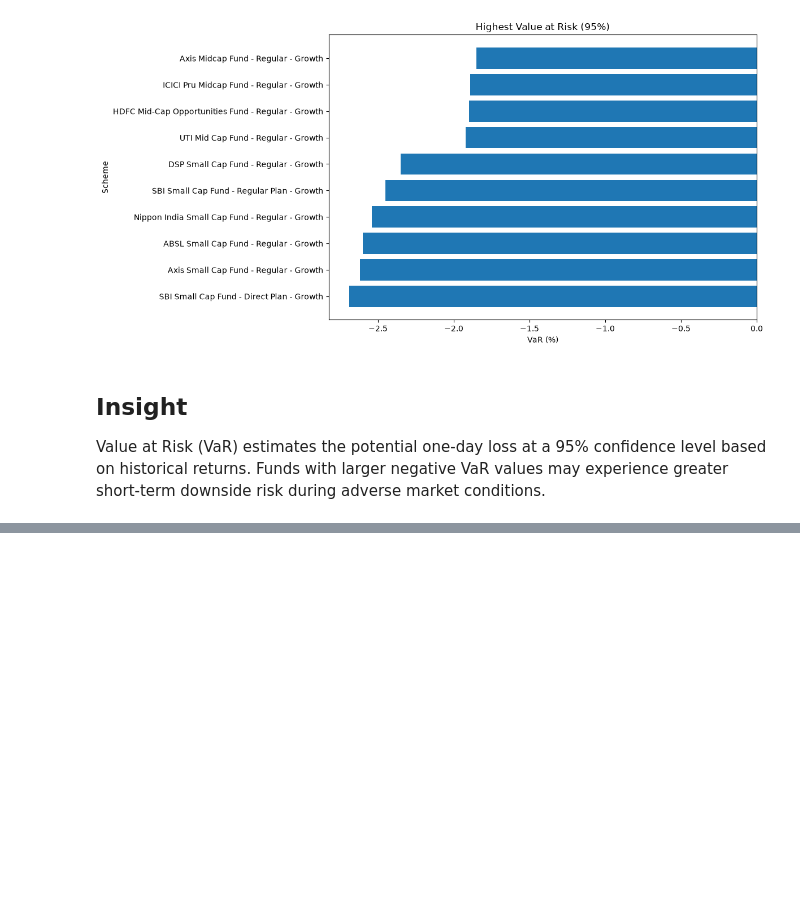
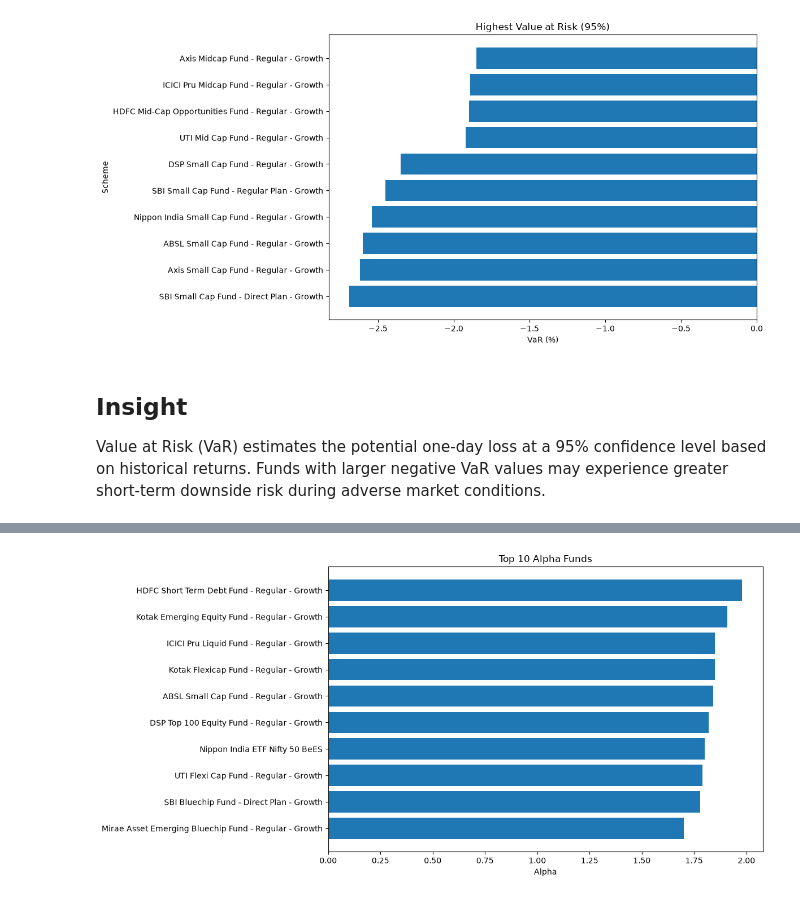
Before and after one commit to SathvikaGNaik/mutual-fund-analytics, a Jupyter notebook: notebooks/04_performance_analytics.ipynb, the cells around one changed output, grey strips where cells are left out. Saved outputs shown, nothing was run; the diff lists cells and outputs as text; code cells hidden in the pictures; blank space fills up the shorter version.

```diff
--- a/notebooks/04_performance_analytics.ipynb
+++ b/notebooks/04_performance_analytics.ipynb
@@ -584,0 +629,25 @@ These metrics together offer a comprehensive assessment of mutual fund performan
+# %%
+plt.figure(figsize=(12,6))
+
+top_alpha = (
+    performance
+    .sort_values("alpha", ascending=False)
+    .head(10)
+)
+
+plt.barh(
+    top_alpha["scheme_name"],
+    top_alpha["alpha"]
+)
+
+plt.title("Top 10 Alpha Funds")
+
+plt.xlabel("Alpha")
+
+plt.gca().invert_yaxis()
+
+plt.tight_layout()
+
+plt.show()
+# %% [output]
+[figure, added]
```
Also changed, not shown: parts of 13 cells of this notebook.
